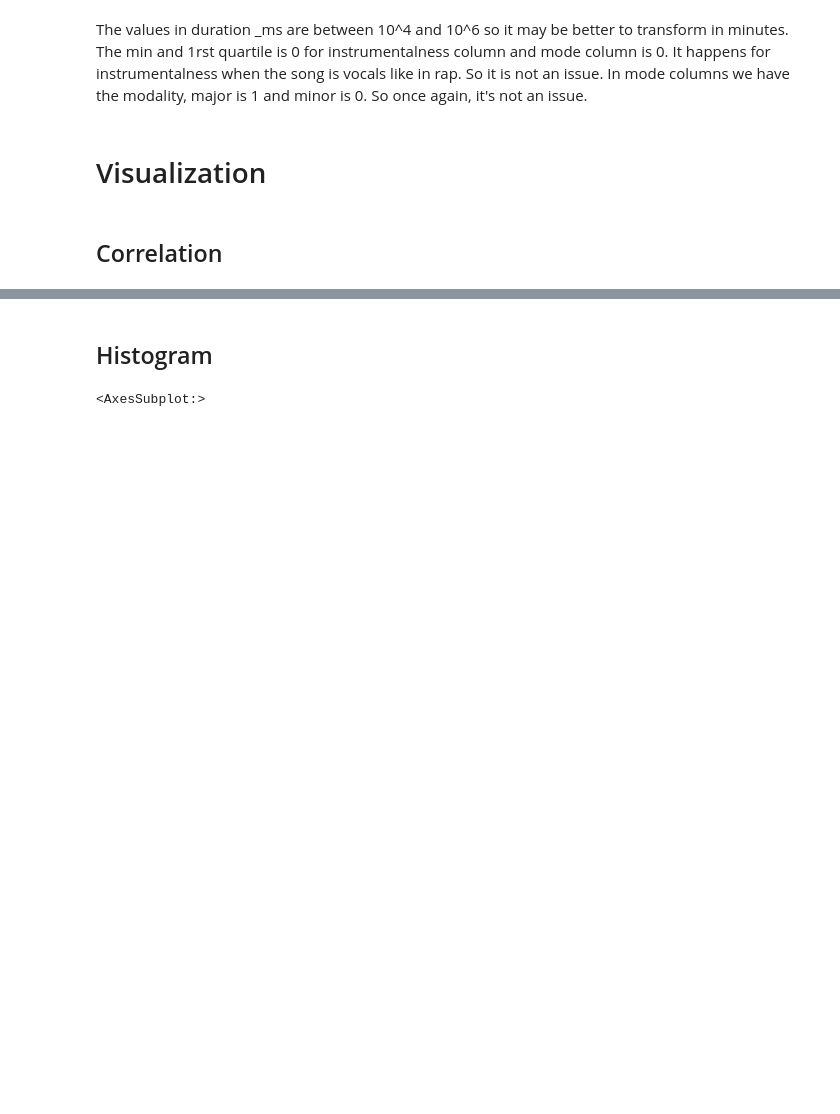
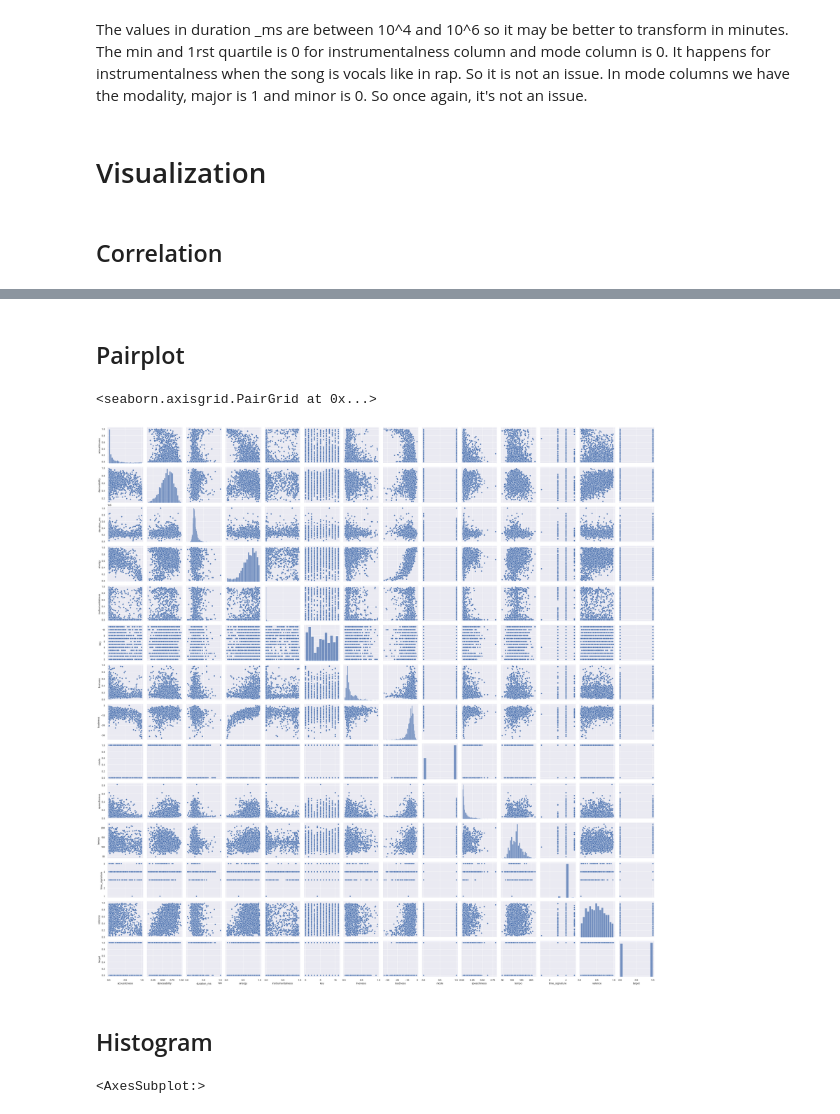
Before and after one commit to tatiana-martinez/Spotify_Pred, a Jupyter notebook: main/Spotify_Pred.ipynb, the cells around one changed output, grey strips where cells are left out. Saved outputs shown, nothing was run; the diff lists cells and outputs as text; code cells hidden in the pictures; blank space fills up the shorter version.

```diff
--- a/main/Spotify_Pred.ipynb
+++ b/main/Spotify_Pred.ipynb
@@ -196,3 +254,10 @@ One target is like (1) or don't like the song (0)
+# %% [markdown]
+## Pairplot
+# %%
+sns.pairplot(df)
+# %% [output]
+<seaborn.axisgrid.PairGrid at 0x...>
+[figure, added]
 # %% [markdown]
 ## Histogram
 # %%
```
Also changed, not shown: parts of 66 cells of this notebook, 4 other files.
